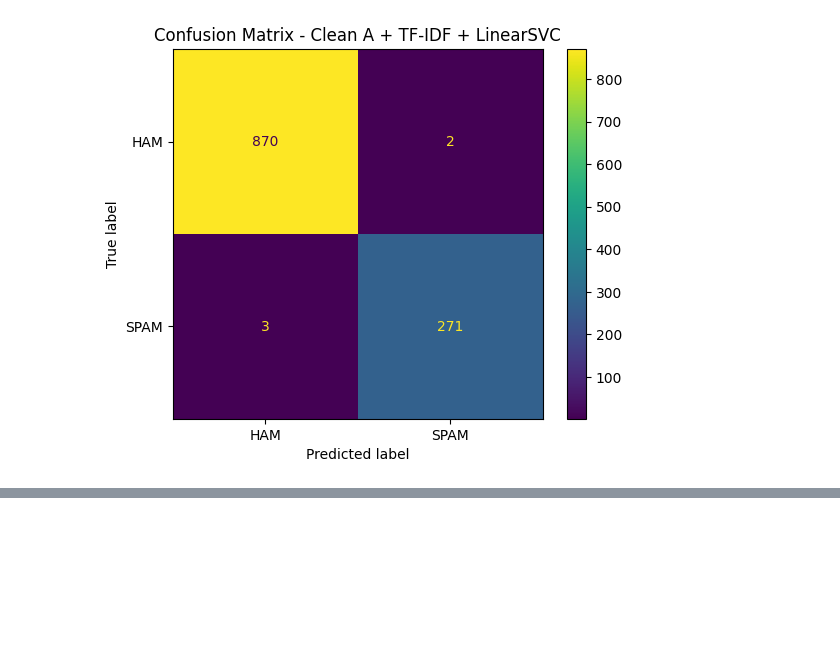
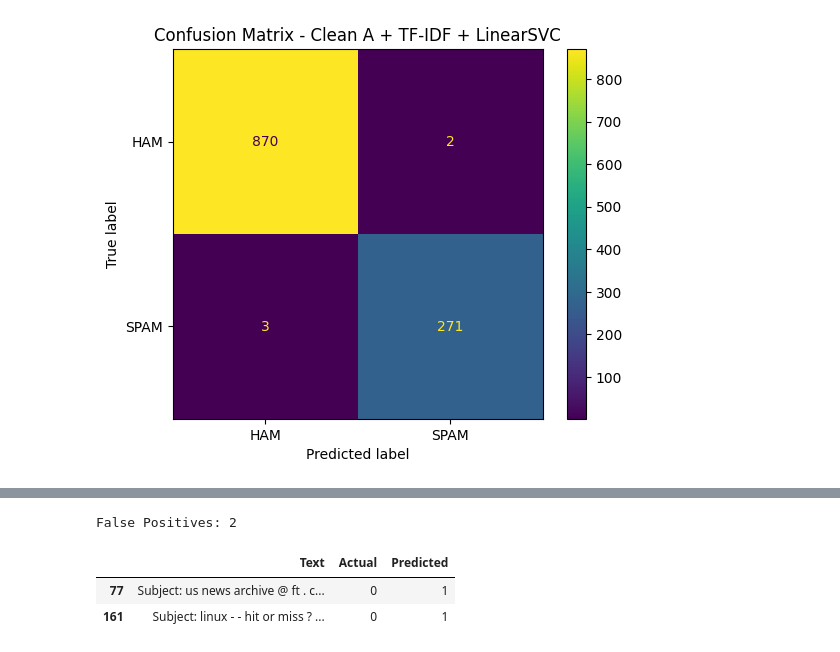
Before and after one commit to 1415-kunal/email_spam_classifier, a Jupyter notebook: Notebooks/06_error_analysis.ipynb, the cells around one changed output, grey strips where cells are left out. Saved outputs shown, nothing was run; the diff lists cells and outputs as text; code cells hidden in the pictures; blank space fills up the shorter version.

Commit message:
docs: analyze false positive emails

```diff
--- a/Notebooks/06_error_analysis.ipynb
+++ b/Notebooks/06_error_analysis.ipynb
@@ -147,0 +154,20 @@ plt.show()
+# %%
+error_df = pd.DataFrame({
+    "Text": X_test.values,
+    "Actual": y_test.values,
+    "Predicted": y_pred
+})
+# %%
+false_positives = error_df[
+    (error_df["Actual"] == 0) &
+    (error_df["Predicted"] == 1)
+].copy()
+
+print("False Positives:", len(false_positives))
+
+false_positives
+# %% [output]
+False Positives: 2
+|  | Text | Actual | Predicted |
+| 77 | Subject: us news archive @ ft . c... | 0 | 1 |
+| 161 | Subject: linux - - hit or miss ? ... | 0 | 1 |
```
Also changed, not shown: parts of 2 cells of this notebook.
